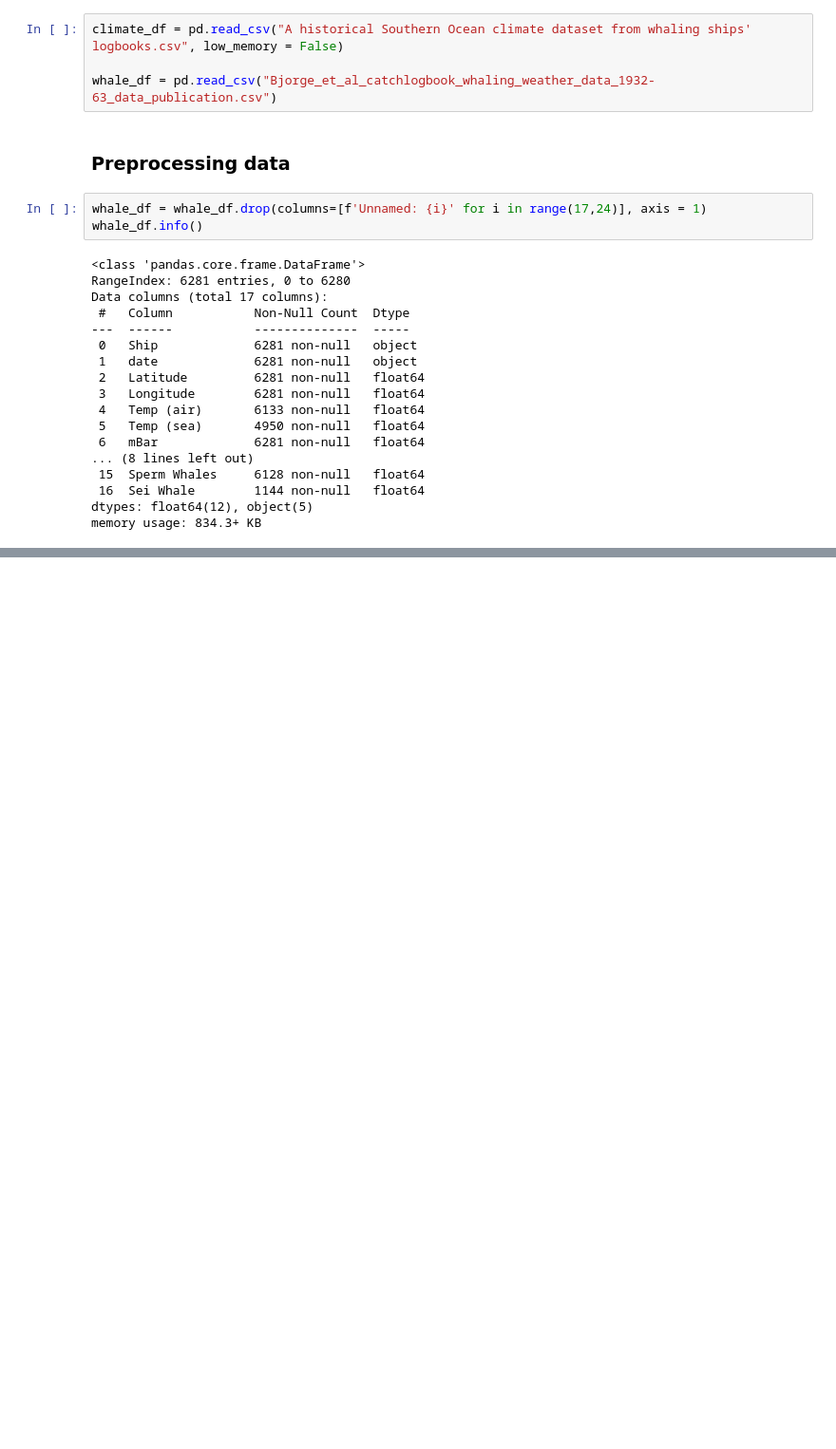
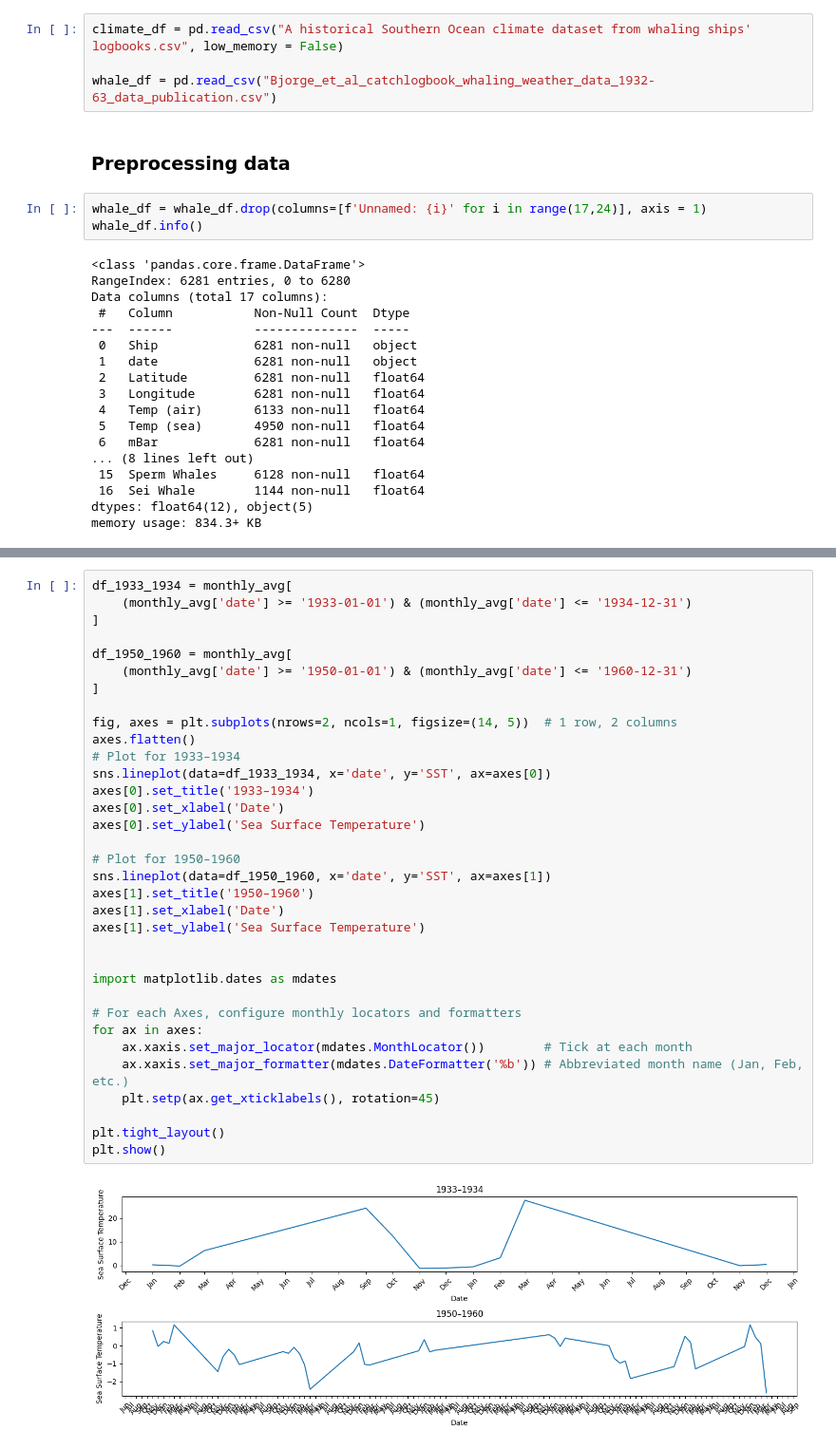
Before and after one commit to wandang2002/CDS-301, a Jupyter notebook: draft1.ipynb, the cells around one changed output, grey strips where cells are left out. Shown at 95% size. Drawn from its saved outputs; the diff is of its cells as text; blank space fills up the shorter version.

```diff
--- a/draft1.ipynb
+++ b/draft1.ipynb
@@ -82,0 +97,36 @@ fig.show()
+# %%
+df_1933_1934 = monthly_avg[
+    (monthly_avg['date'] >= '1933-01-01') & (monthly_avg['date'] <= '1934-12-31')
+]
+
+df_1950_1960 = monthly_avg[
+    (monthly_avg['date'] >= '1950-01-01') & (monthly_avg['date'] <= '1960-12-31')
+]
+
+fig, axes = plt.subplots(nrows=2, ncols=1, figsize=(14, 5))  # 1 row, 2 columns
+axes.flatten()
+# Plot for 1933–1934
+sns.lineplot(data=df_1933_1934, x='date', y='SST', ax=axes[0])
+axes[0].set_title('1933–1934')
+axes[0].set_xlabel('Date')
+axes[0].set_ylabel('Sea Surface Temperature')
+
+# Plot for 1950–1960
+sns.lineplot(data=df_1950_1960, x='date', y='SST', ax=axes[1])
+axes[1].set_title('1950–1960')
+axes[1].set_xlabel('Date')
+axes[1].set_ylabel('Sea Surface Temperature')
+
+
+import matplotlib.dates as mdates
+
+# For each Axes, configure monthly locators and formatters
+for ax in axes:
+    ax.xaxis.set_major_locator(mdates.MonthLocator())        # Tick at each month
+    ax.xaxis.set_major_formatter(mdates.DateFormatter('%b')) # Abbreviated month name (Jan, Feb, etc.)
+    plt.setp(ax.get_xticklabels(), rotation=45)
+
+plt.tight_layout()
+plt.show()
+# %% [output]
+[figure, added]
```
Also changed, not shown: parts of 14 cells of this notebook, 11 other files.
